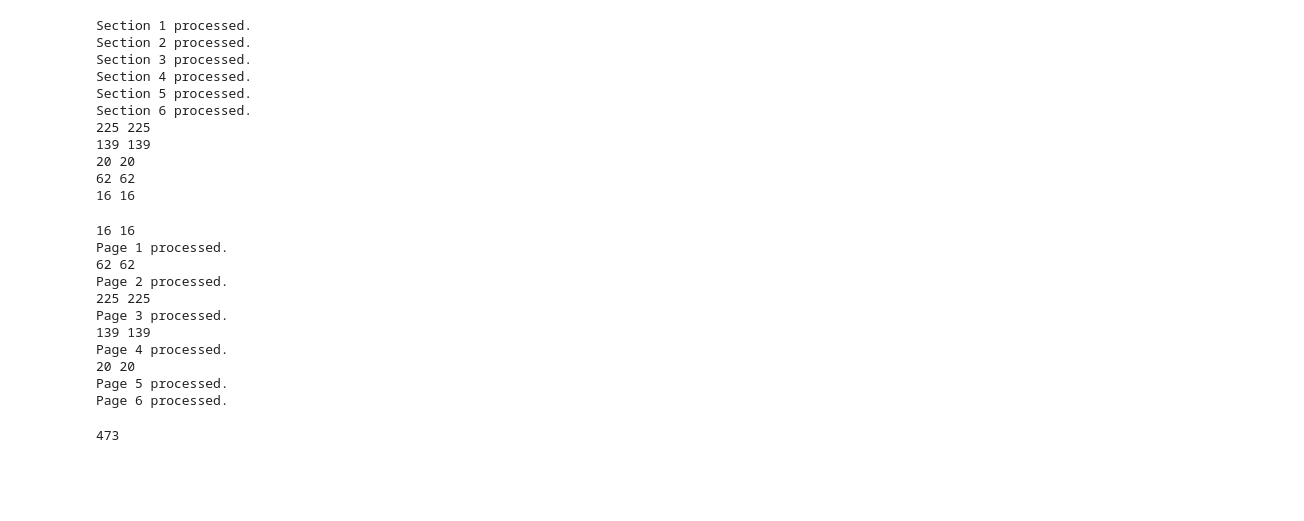
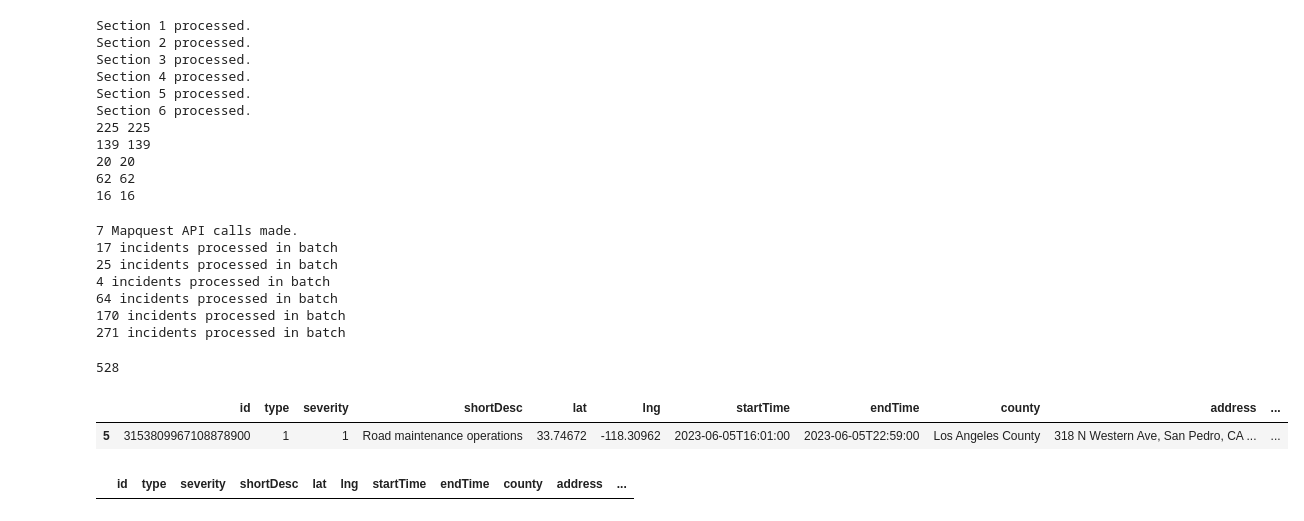
Before and after one commit to gson458/PIC16B-Traffic-Viz-Project, a Jupyter notebook: freshtest.ipynb, the cells around one changed output. Drawn from its saved outputs; the diff is of its cells as text; code cells hidden in the pictures; blank space fills up the shorter version.

Commit message:
duplicate entries bug fix

```diff
--- a/freshtest.ipynb
+++ b/freshtest.ipynb
@@ -10,7 +10,7 @@ conn = sqlite3.connect('test4.db')
 # %%
 td.initialize_db(conn)
 # %%
-td.update_county_incidents_async(conn, "Los angeles")
+td.update_county_incidents_synchronous(conn, "Los angeles")
 # %% [output]
 Section 1 processed.
 Section 2 processed.
@@ -26,17 +26,13 @@ Section 6 processed.
 # %%
 td.update_county_incidents(conn, "Los angeles")
 # %% [output]
-16 16
-Page 1 processed.
-62 62
-Page 2 processed.
-225 225
-Page 3 processed.
-139 139
-Page 4 processed.
-20 20
-Page 5 processed.
-Page 6 processed.
+7 Mapquest API calls made.
+17 incidents processed in batch
+25 incidents processed in batch
+4 incidents processed in batch
+64 incidents processed in batch
+170 incidents processed in batch
+271 incidents processed in batch
 # %%
 cmd =\
 f"""
@@ -45,7 +41,16 @@ SELECT * FROM incidents
 df = pd.read_sql_query(cmd, conn)
 len(df)
 # %% [output]
-473
+528
+# %%
+df[df['id']=='3153809967108878900']
+# %% [output]
+|  | id | type | severity | shortDesc | lat | lng | startTime | endTime | county | address | ... |
+| 5 | 3153809967108878900 | 1 | 1 | Road maintenance operations | 33.74672 | -118.30962 | 2023-06-05T16:01:00 | 2023-06-05T22:59:00 | Los Angeles County | 318 N Western Ave, San Pedro, CA ... | ... |
+# %%
+df[df.duplicated('id')]
+# %% [output]
+|  | id | type | severity | shortDesc | lat | lng | startTime | endTime | county | address | ... |
 # %%
 # import urllib
 # from pathlib import Path
```
Also changed, not shown: parts of 1 cell of this notebook, 1 other file.
